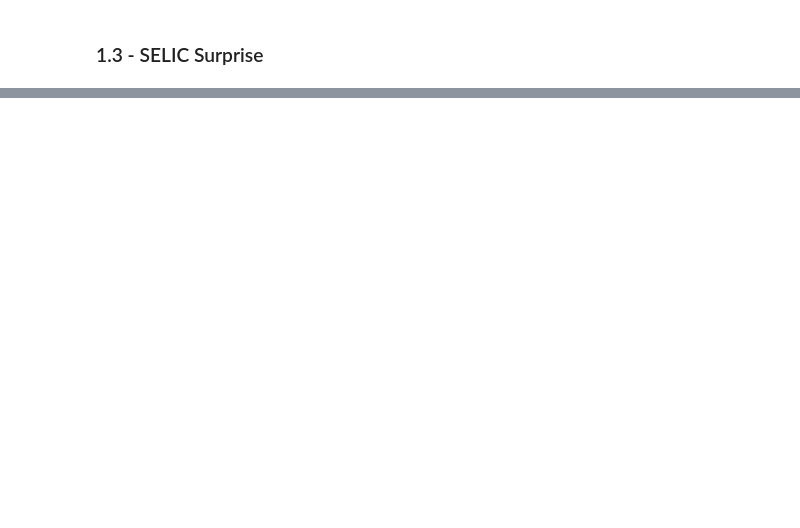
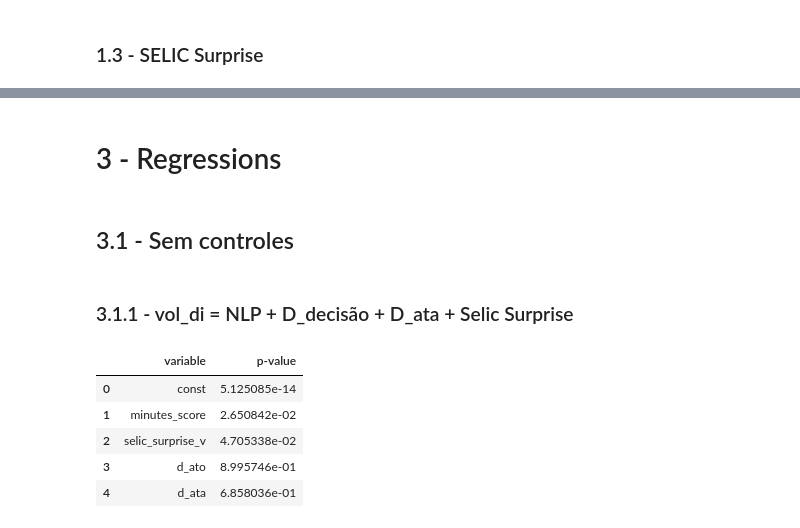
Before and after one commit to thaisct/bcb-sentiment-analysis, a Jupyter notebook: scripts/data_treatment.ipynb, the cells around one changed output, grey strips where cells are left out. Drawn from its saved outputs; the diff is of its cells as text; code cells hidden in the pictures; blank space fills up the shorter version.

Commit message:
daily changes

```diff
--- a/scripts/data_treatment.ipynb
+++ b/scripts/data_treatment.ipynb
@@ -45,0 +59,3 @@ volatility_12M = returns.rolling(window=TRADING_DAYS).std()*np.sqrt(TRADING_DAYS
+# %%
+d_ata = pd.read_excel(MINUTES_DATA, sheet_name = 'd_ata').set_index('date')
+d_ato = pd.read_excel(MINUTES_DATA, sheet_name = 'd_ato').set_index('date')
@@ -45,0 +64,2 @@ volatility_12M = returns.rolling(window=TRADING_DAYS).std()*np.sqrt(TRADING_DAYS
+# %%
+minute_score = pd.read_pickle(MINUTES_SCORE).reset_index().set_index('date')[['score']]
@@ -45,0 +68,6 @@ volatility_12M = returns.rolling(window=TRADING_DAYS).std()*np.sqrt(TRADING_DAYS
+# %%
+col_headers = ["GSBRFCI Index","BZFCIBBC Index","BZPIIPCM Index","BZPIIPCY Index","BCOIEYOY Index","BCOITYOY Index","BCOIEMOM Index","BCOITMOM Index","BBNCEEX1 Index","BBNCP55 Index","BBNCEXX2 Index"]
+fci = pd.read_excel(DAILY_DATA, sheet_name='FCI_CPI', skiprows=6).set_index('Dates')
+fci.columns = col_headers
+fci_s = fci[['GSBRFCI Index']]
+ipca_yoy_desv_centro
@@ -45,0 +104,9 @@ volatility_12M = returns.rolling(window=TRADING_DAYS).std()*np.sqrt(TRADING_DAYS
+# %%
+df_vol = volatility_2D.resample('D').ffill()
+df_dependent = df_vol[(df_vol.index >= start_date) & (df_vol.index <= end_date)]
+# %% [markdown]
+# 3 - Regressions
+# %% [markdown]
+## 3.1 - Sem controles
+# %% [markdown]
+### 3.1.1 - vol_di = NLP + D_decisão + D_ata + Selic Surprise
@@ -45,0 +115,31 @@ volatility_12M = returns.rolling(window=TRADING_DAYS).std()*np.sqrt(TRADING_DAYS
+# %%
+# define your dependent variable
+y = df_dependent['42D']
+
+# define your independent variables
+x1 = df_independent['minutes_score']
+x2 = df_independent['selic_surprise_v']
+x3 = df_independent['d_ato']
+x4 = df_independent['d_ata']
+
+# create a matrix of your independent variables
+X = sm.add_constant(pd.concat([x1, x2, x3, x4], axis=1))
+
+# create the OLS model and fit it to your data
+model = sm.OLS(y, X).fit()
+
+# obtain a summary table in a structured format
+summary_table = model.summary2()
+
+# extract the p-values column from the table
+p_values = summary_table.tables[1]['P>|t|']
+
+# create a pandas dataframe to store the p-values
+p_values_df = pd.DataFrame({'variable': p_values.index, 'p-value': p_values.values})
+# %% [output]
+|  | variable | p-value |
+| 0 | const | 5.125085e-14 |
+| 1 | minutes_score | 2.650842e-02 |
+| 2 | selic_surprise_v | 4.705338e-02 |
+| 3 | d_ato | 8.995746e-01 |
+| 4 | d_ata | 6.858036e-01 |
```
Also changed, not shown: parts of 19 cells of this notebook, 7 other files.
